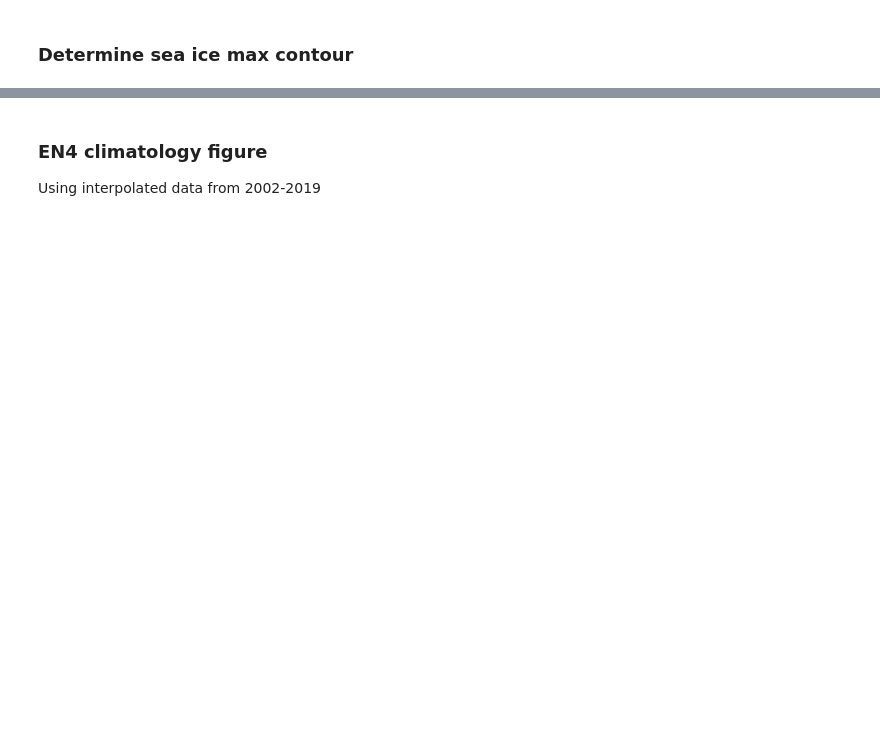
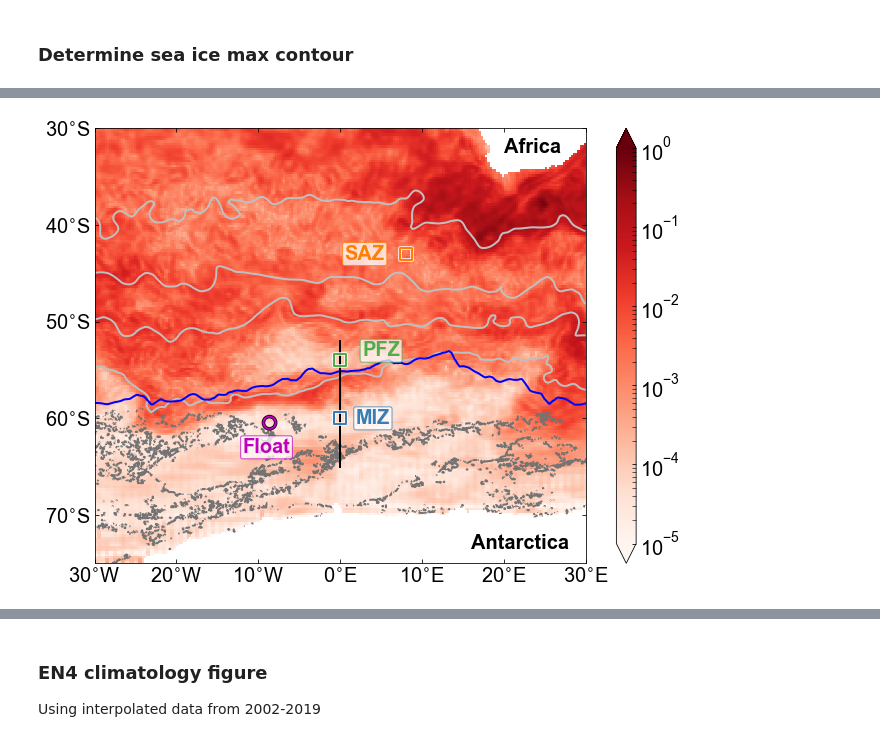
Before and after one commit to marcelduplessis/duplessis-2021-JGR-Oceans, a Jupyter notebook: duplessis-2021-figure1.ipynb, the cells around one changed output, grey strips where cells are left out. Cells and saved outputs as stored; diff of their text form; code cells hidden in the pictures; blank space fills up the shorter version.

```diff
--- a/duplessis-2021-figure1.ipynb
+++ b/duplessis-2021-figure1.ipynb
@@ -230,0 +192,60 @@ savefig('../figures/fig1_map.png', dpi=300, bbox_inches='tight')
+# %%
+from matplotlib.colors import LogNorm
+
+fig,ax=plt.subplots(figsize=[11,8])
+
+h_sp = eke.plot.pcolormesh(norm=LogNorm(vmin=1e-5, vmax=1e-0), cmap='Reds')
+
+ax.plot(stf_lon,  stf_lat,  c='0.75', lw=2)
+ax.plot(saf_lon,  saf_lat,  c='0.75', lw=2)
+ax.plot(pf_lon,   pf_lat,   c='0.75', lw=2)
+ax.plot(sbdy_lon, sbdy_lat, c='0.75', lw=2)
+# h_fr = adt_mean.adt.plot.contour(levels=front_contours, colors='0.4', linewidths=2, linestyles='-')
+
+h_si = ax.plot(new_lon, new_lat, color='b', linewidth=2)
+h_si = sic.sel(time='2018-12-14').sic.plot.contour(levels=[15], colors='0.45', linewidths=2)
+
+ax.plot([0, 0], [-65, -52], c='k', lw=2)
+
+clrs = ['#ff7f00', '#4daf4a', '#377eb8']
+
+ax.scatter([8, 0, 0], [-43, -54, -60], s=150, marker='s', facecolor='none', edgecolor='w', zorder=100, linewidth=3.5)
+
+ax.scatter(8, -43, s=150, marker='s', facecolor='none', edgecolor=clrs[0], zorder=100, linewidth=2)
+ax.scatter(0, -54, s=150, marker='s', facecolor='none', edgecolor=clrs[1], zorder=100, linewidth=2)
+ax.scatter(0, -60, s=150, marker='s', facecolor='none', edgecolor=clrs[2], zorder=100, linewidth=2)
+
+ax.scatter([-8.63], [-60.45,], s=150, marker='o', facecolor='none', edgecolor='k',    zorder=80, linewidth=3.5)
+ax.scatter([-8.63], [-60.45,], s=150, marker='o', facecolor='none', edgecolor='m', zorder=90, linewidth=2)
+
+ax.yaxis.set_ticks_position('both')
+ax.xaxis.set_ticks_position('both')
+
+ax.set_xlim(-30, 30)
+ax.set_ylim(-75, -30)
+
+ax.xaxis.set_ticks([-30, -20, -10, 0, 10, 20, 30])
+ax.xaxis.set_ticklabels(['30$^{\circ}$W','20$^{\circ}$W','10$^{\circ}$W','0$^{\circ}$E','10$^{\circ}$E','20$^{\circ}$E','30$^{\circ}$E'])
+
+ax.yaxis.set_ticks([-70, -60, -50, -40, -30])
+ax.yaxis.set_ticklabels(['70$^{\circ}$S','60$^{\circ}$S','50$^{\circ}$S','40$^{\circ}$S','30$^{\circ}$S'])
+
+ax.set_xlabel('')
+ax.set_ylabel('')
+ax.set_title('')
+
+props = dict(boxstyle='round', facecolor='0.5', edgecolor='0.4', alpha=0.75, pad=0.1)
+text_props = dict(ha='center', va='center', fontweight='bold')
+
+ax.text(3, -43,  'SAZ',  c=clrs[0], **text_props, bbox=dict(boxstyle='round', facecolor='w', edgecolor=clrs[0], alpha=0.75, pad=0.1))
+ax.text(5, -53,  'PFZ',  c=clrs[1], **text_props, bbox=dict(boxstyle='round', facecolor='w', edgecolor=clrs[1], alpha=0.75, pad=0.1))
+ax.text(4, -60,  'MIZ',  c=clrs[2], **text_props, bbox=dict(boxstyle='round', facecolor='w', edgecolor=clrs[2], alpha=0.75, pad=0.1))
+ax.text(-9, -63, 'Float',c='m',**text_props,  bbox=dict(boxstyle='round', facecolor='w', edgecolor='m' , alpha=0.75, pad=0.1))
+
+ax.text(20, -32.5, 'Africa', c='k', fontweight='bold')
+ax.text(16, -73.5, 'Antarctica', c='k', fontweight='bold')
+
+
+plt.savefig('/Volumes/GoogleDrive/My Drive/Projects/duplessis-2021-SO-thermohaline/figs_submission2/fig1a_map.png', dpi=300, bbox_inches='tight')
+# %% [output]
+[figure, added]
```
Also changed, not shown: parts of 34 cells of this notebook, 31 other files.
